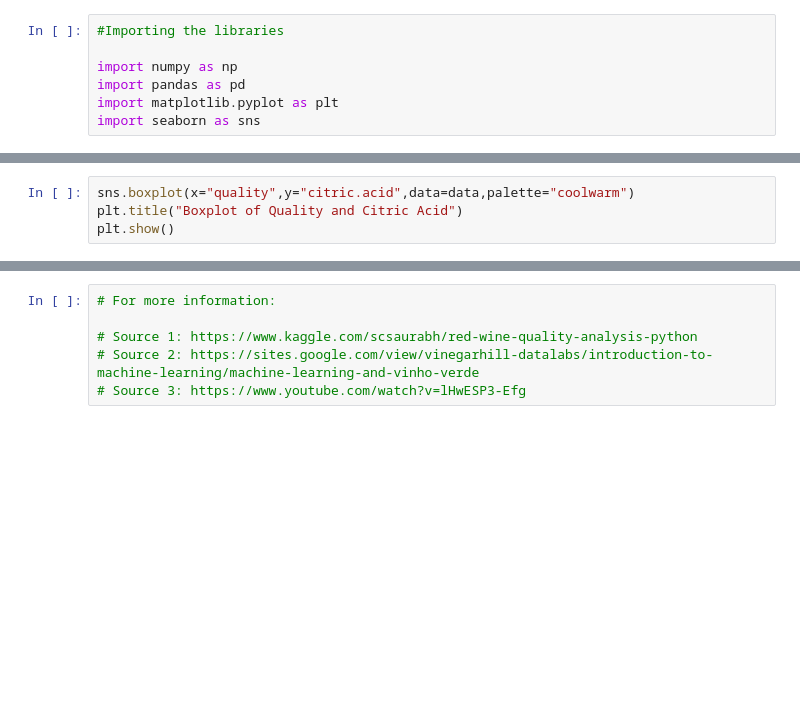
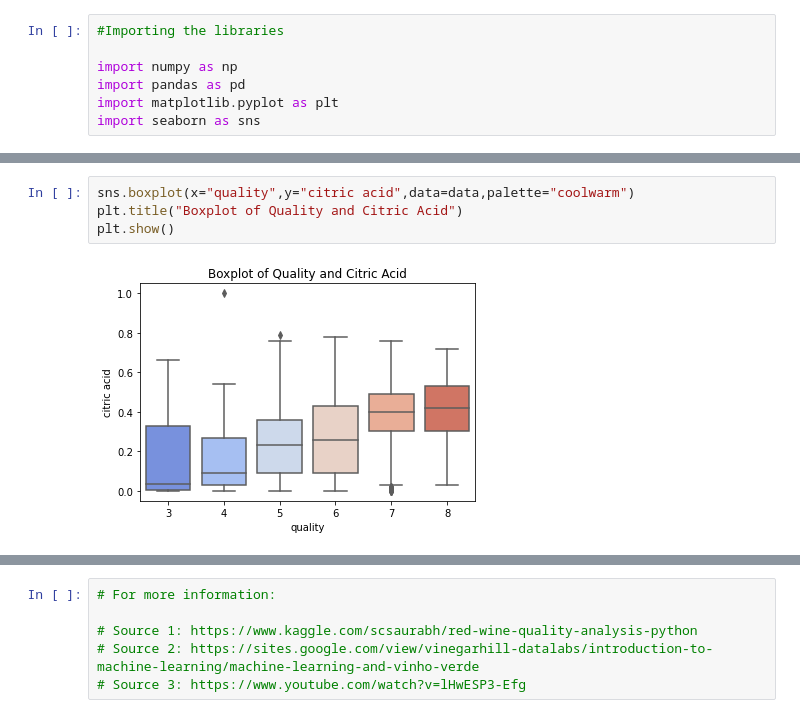
Before and after one commit to renecartaya/Quality-Analysis, a Jupyter notebook: Quality_Analysis.ipynb, the cells around one changed output, grey strips where cells are left out. Drawn from its saved outputs; the diff is of its cells as text; blank space fills up the shorter version.

```diff
--- a/Quality_Analysis.ipynb
+++ b/Quality_Analysis.ipynb
@@ -60,5 +150,7 @@ plt.show()
 # %%
-sns.boxplot(x="quality",y="citric.acid",data=data,palette="coolwarm")
+sns.boxplot(x="quality",y="citric acid",data=data,palette="coolwarm")
 plt.title("Boxplot of Quality and Citric Acid")
 plt.show()
+# %% [output]
+[figure, added]
 # %%
```
Also changed, not shown: parts of 18 cells of this notebook.
